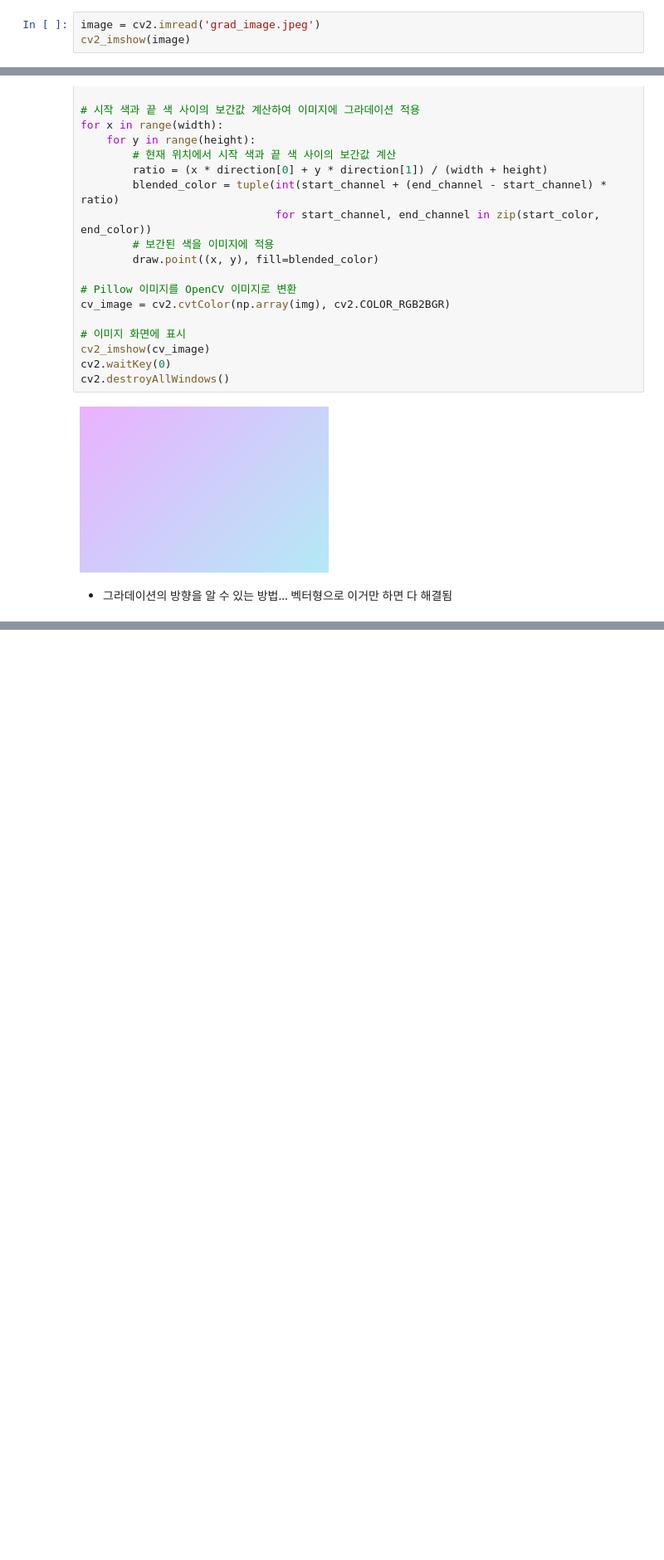
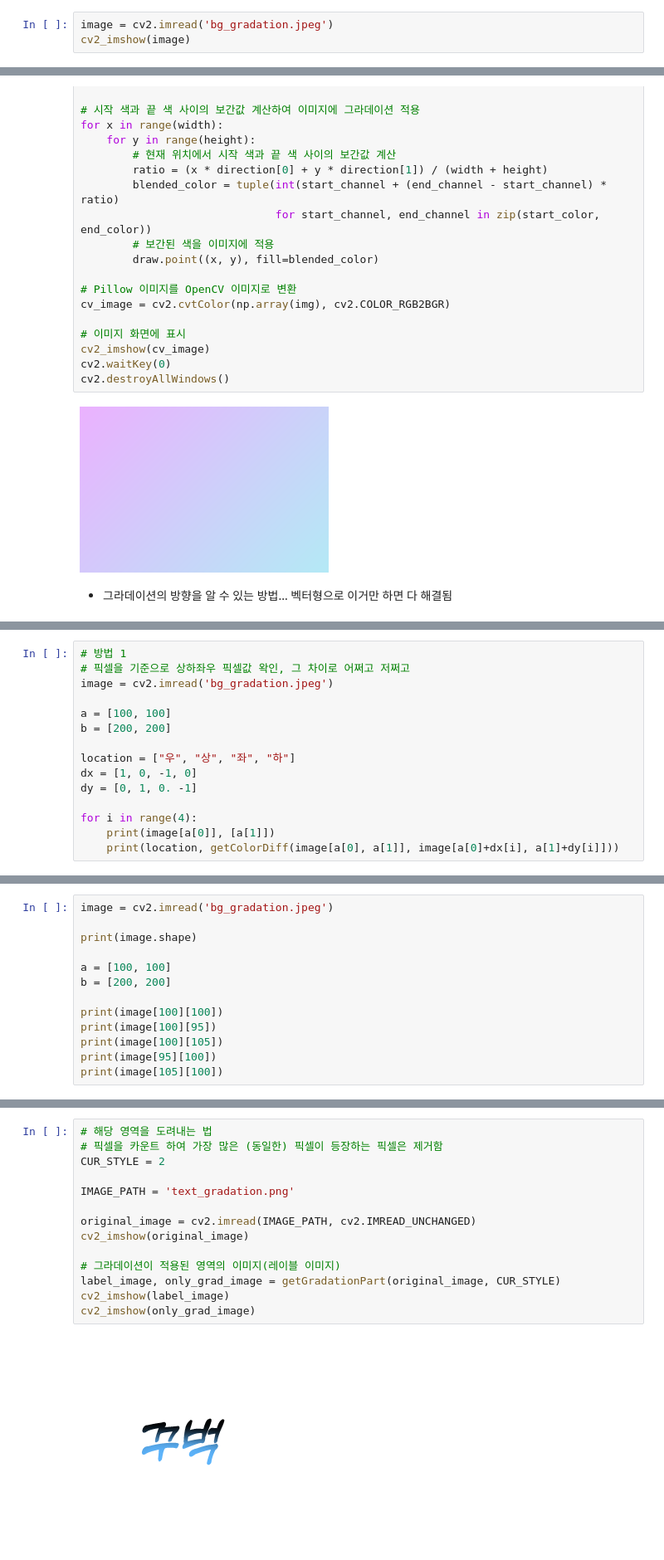
Before and after one commit to min02choi/Style-Color-Detect, a Jupyter notebook: gradation_calculate.ipynb, the cells around one changed output, grey strips where cells are left out. Shown at 83% size. Drawn from its saved outputs; the diff is of its cells as text; blank space fills up the shorter version.

```diff
--- a/gradation_calculate.ipynb
+++ b/gradation_calculate.ipynb
@@ -27,7 +47,7 @@ import cv2
 import numpy as np
 from google.colab.patches import cv2_imshow
 # %%
-image = cv2.imread('grad_image.jpeg')
+image = cv2.imread('bg_gradation.jpeg')
 cv2_imshow(image)
 # %% [output]
 [figure]
@@ -233,0 +274,15 @@ cv2.destroyAllWindows()
+# %%
+# 방법 1
+# 픽셀을 기준으로 상하좌우 픽셀값 왁인, 그 차이로 어쩌고 저쩌고
+image = cv2.imread('bg_gradation.jpeg')
+
+a = [100, 100]
+b = [200, 200]
+
+location = ["우", "상", "좌", "하"]
+dx = [1, 0, -1, 0]
+dy = [0, 1, 0. -1]
+
+for i in range(4):
+    print(image[a[0]], [a[1]])
+    print(location, getColorDiff(image[a[0], a[1]], image[a[0]+dx[i], a[1]+dy[i]]))
@@ -233,0 +308,13 @@ cv2.destroyAllWindows()
+# %%
+image = cv2.imread('bg_gradation.jpeg')
+
+print(image.shape)
+
+a = [100, 100]
+b = [200, 200]
+
+print(image[100][100])
+print(image[100][95])
+print(image[100][105])
+print(image[95][100])
+print(image[105][100])
@@ -233,0 +490,16 @@ cv2.destroyAllWindows()
+# %%
+# 해당 영역을 도려내는 법
+# 픽셀을 카운트 하여 가장 많은 (동일한) 픽셀이 등장하는 픽셀은 제거함
+CUR_STYLE = 2
+
+IMAGE_PATH = 'text_gradation.png'
+
+original_image = cv2.imread(IMAGE_PATH, cv2.IMREAD_UNCHANGED)
+cv2_imshow(original_image)
+
+# 그라데이션이 적용된 영역의 이미지(레이블 이미지)
+label_image, only_grad_image = getGradationPart(original_image, CUR_STYLE)
+cv2_imshow(label_image)
+cv2_imshow(only_grad_image)
+# %% [output]
+[figure, added]
```
Also changed, not shown: parts of 24 cells of this notebook.
